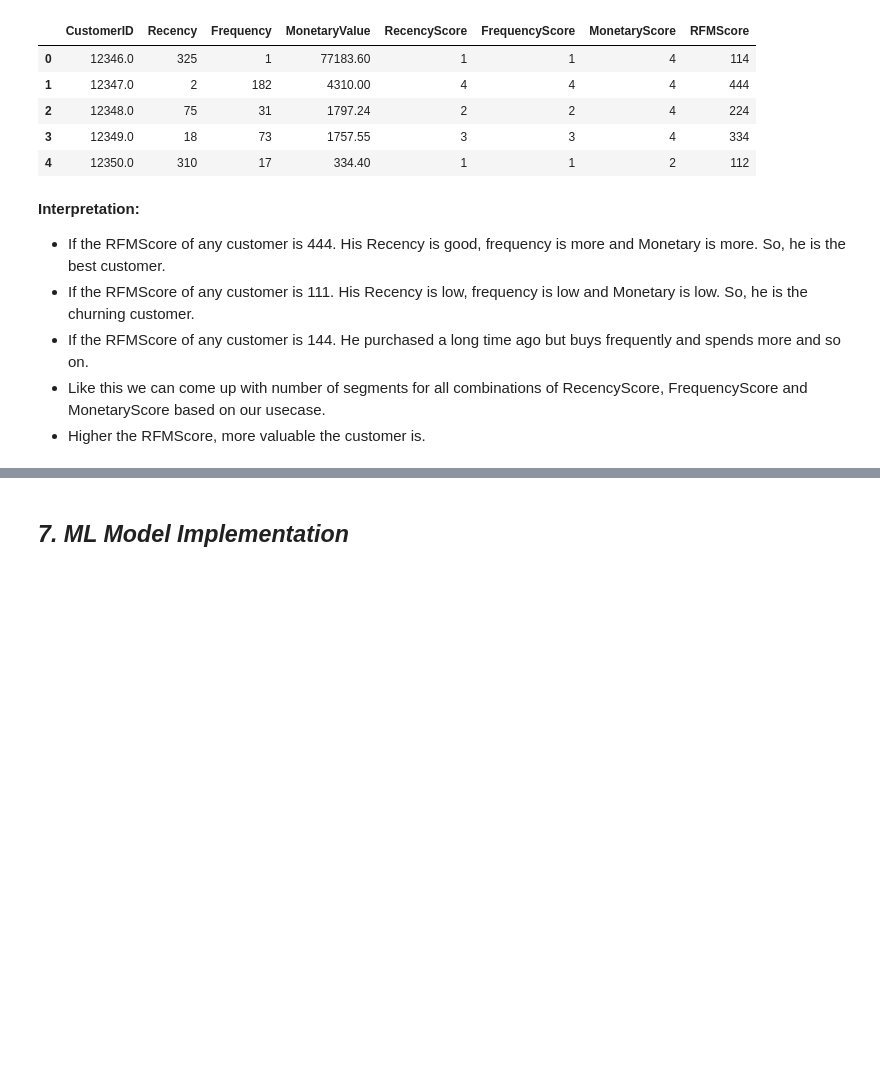
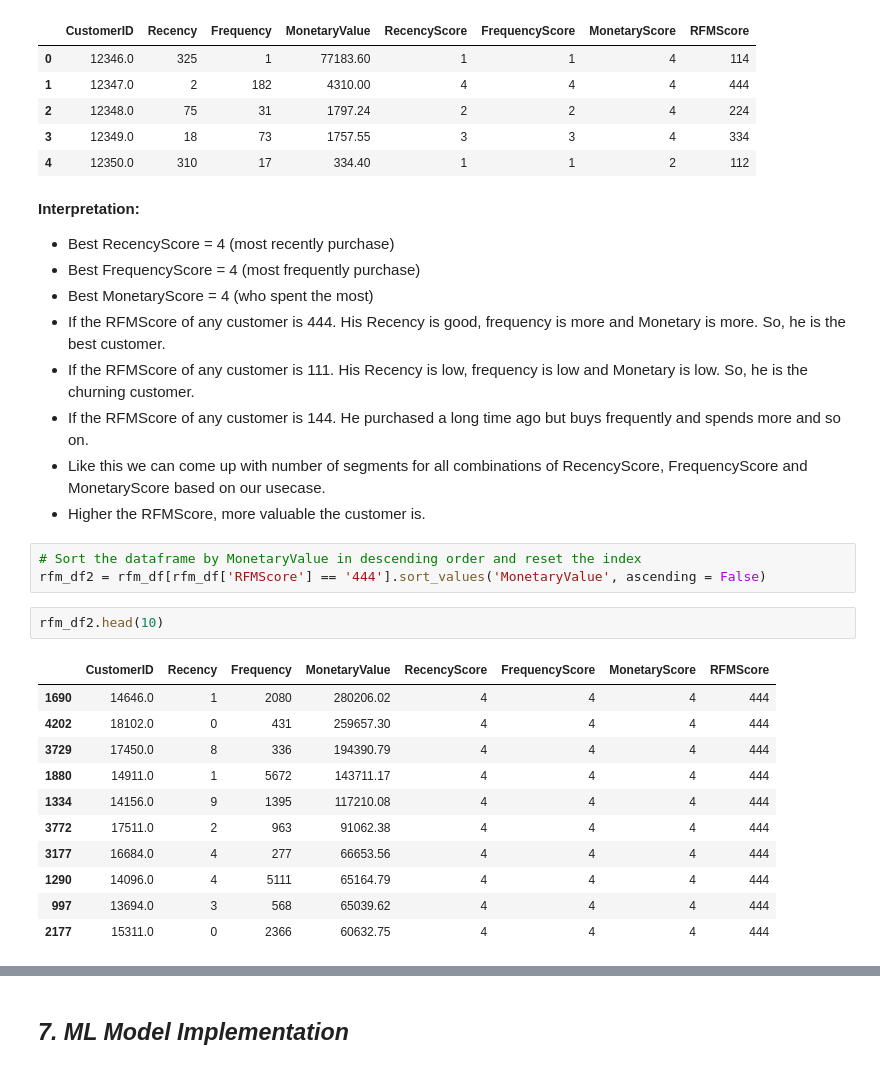
Before and after one commit to Preetirai-tech/Online-Retail-Customer-Segmentation-Project, a Jupyter notebook: Customer_Segmentation.ipynb, the cells around one changed output, grey strips where cells are left out. Cells and saved outputs as stored; diff of their text form; blank space fills up the shorter version.

```diff
--- a/Customer_Segmentation.ipynb
+++ b/Customer_Segmentation.ipynb
@@ -780,8 +774,28 @@ rfm_df.head()
 | 4 | 12350.0 | 310 | 17 | 334.40 | 1 | 1 | 2 | 112 |
 # %% [markdown]
 **Interpretation:**
+- Best RecencyScore = 4 (most recently purchase)
+- Best FrequencyScore = 4 (most frequently purchase)
+- Best MonetaryScore = 4 (who spent the most)
 - If the RFMScore of any customer is 444. His Recency is good, frequency is more and Monetary is more. So, he is the best customer.
 - If the RFMScore of any customer is 111. His Recency is low, frequency is low and Monetary is low. So, he is the churning customer.
 - If the RFMScore of any customer is 144. He purchased a long time ago but buys frequently and spends more and so on.
 - Like this we can come up with number of segments for all combinations of RecencyScore, FrequencyScore and MonetaryScore based on our usecase.
 - Higher the RFMScore, more valuable the customer is.
+# %%
+# Sort the dataframe by MonetaryValue in descending order and reset the index
+rfm_df2 = rfm_df[rfm_df['RFMScore'] == '444'].sort_values('MonetaryValue', ascending = False)
+# %%
+rfm_df2.head(10)
+# %% [output]
+|  | CustomerID | Recency | Frequency | MonetaryValue | RecencyScore | FrequencyScore | MonetaryScore | RFMScore |
+| 1690 | 14646.0 | 1 | 2080 | 280206.02 | 4 | 4 | 4 | 444 |
+| 4202 | 18102.0 | 0 | 431 | 259657.30 | 4 | 4 | 4 | 444 |
+| 3729 | 17450.0 | 8 | 336 | 194390.79 | 4 | 4 | 4 | 444 |
+| 1880 | 14911.0 | 1 | 5672 | 143711.17 | 4 | 4 | 4 | 444 |
+| 1334 | 14156.0 | 9 | 1395 | 117210.08 | 4 | 4 | 4 | 444 |
+| 3772 | 17511.0 | 2 | 963 | 91062.38 | 4 | 4 | 4 | 444 |
+| 3177 | 16684.0 | 4 | 277 | 66653.56 | 4 | 4 | 4 | 444 |
+| 1290 | 14096.0 | 4 | 5111 | 65164.79 | 4 | 4 | 4 | 444 |
+| 997 | 13694.0 | 3 | 568 | 65039.62 | 4 | 4 | 4 | 444 |
+| 2177 | 15311.0 | 0 | 2366 | 60632.75 | 4 | 4 | 4 | 444 |
```
Also changed, not shown: parts of 6 cells of this notebook.
